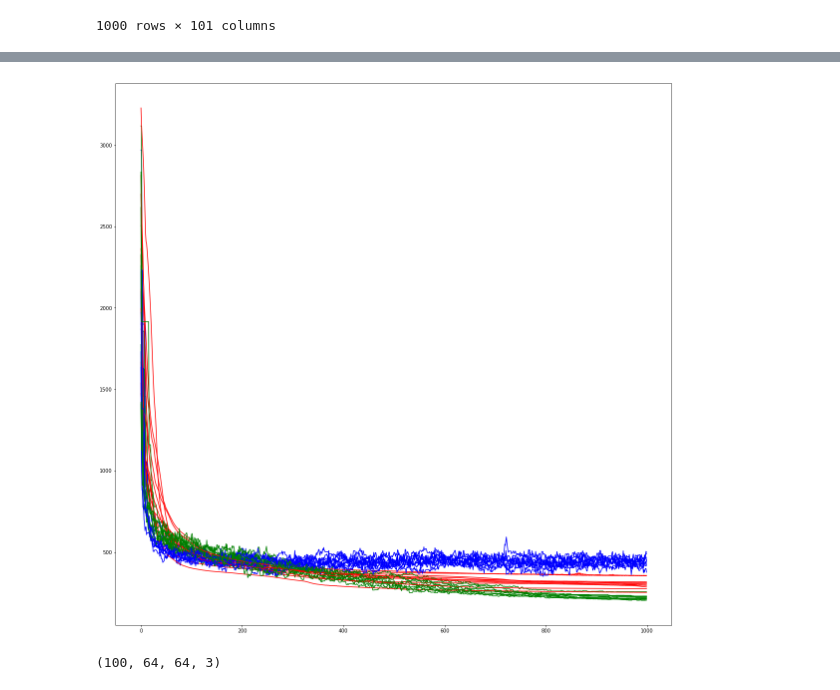
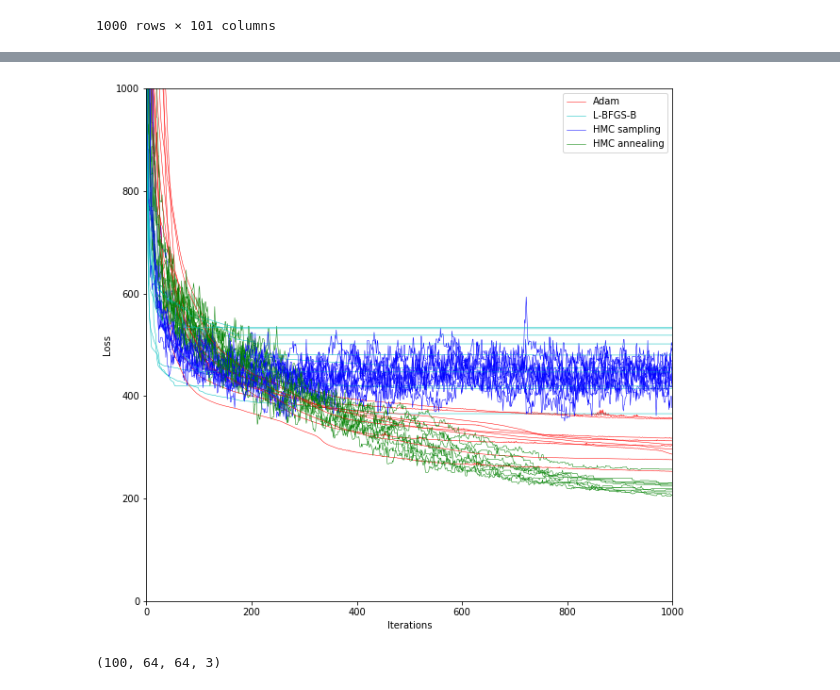
Before and after one commit to BayesWatch/dcgan-completion.tensorflow, a Jupyter notebook: py/mcmc.ipynb, the cells around one changed output, grey strips where cells are left out. Saved outputs shown, nothing was run; the diff lists cells and outputs as text; code cells hidden in the pictures.

```diff
--- a/py/mcmc.ipynb
+++ b/py/mcmc.ipynb
@@ -78,12 +78,19 @@ plt.show()
-# %%
-plt.figure(figsize=(20, 20))
-for i in range(10):
-    plt.plot(logs[00+i][['loss']], 'b')
-    plt.plot(logs[20+i][['loss']], 'r')
-    plt.plot(logs[40+i][['loss']], 'g')
-plt.show()
-# %% [output]
-[figure, removed]
+# %%
+plt.figure(figsize=(10, 10))
+for i in range(10):
+    plt.plot(logs[20+i][['loss']], 'r', linewidth=0.5, label=None if i%10 else 'Adam')
+    plt.plot(logs[60+i][['loss']], 'c', linewidth=0.5, label=None if i%10 else 'L-BFGS-B')
+    plt.plot(logs[00+i][['loss']], 'b', linewidth=0.5, label=None if i%10 else 'HMC sampling')
+    plt.plot(logs[40+i][['loss']], 'g', linewidth=0.5, label=None if i%10 else 'HMC annealing')
+plt.xlabel('Iterations')
+plt.xlim([0, 1000])
+plt.ylabel('Loss')
+plt.ylim([0, 1000])
+plt.legend(loc='best')
+plt.savefig('loss.pdf')
+plt.show()
+# %% [output]
+[figure, added]
 # %%
 chain00_img = np.array([scipy.misc.imread('../output/00/hats_imgs/{:03d}0.png'.format(i)) for i in range(100)])
 print chain00_img.shape
```
Also changed, not shown: parts of 3 cells of this notebook, 3 other files.
